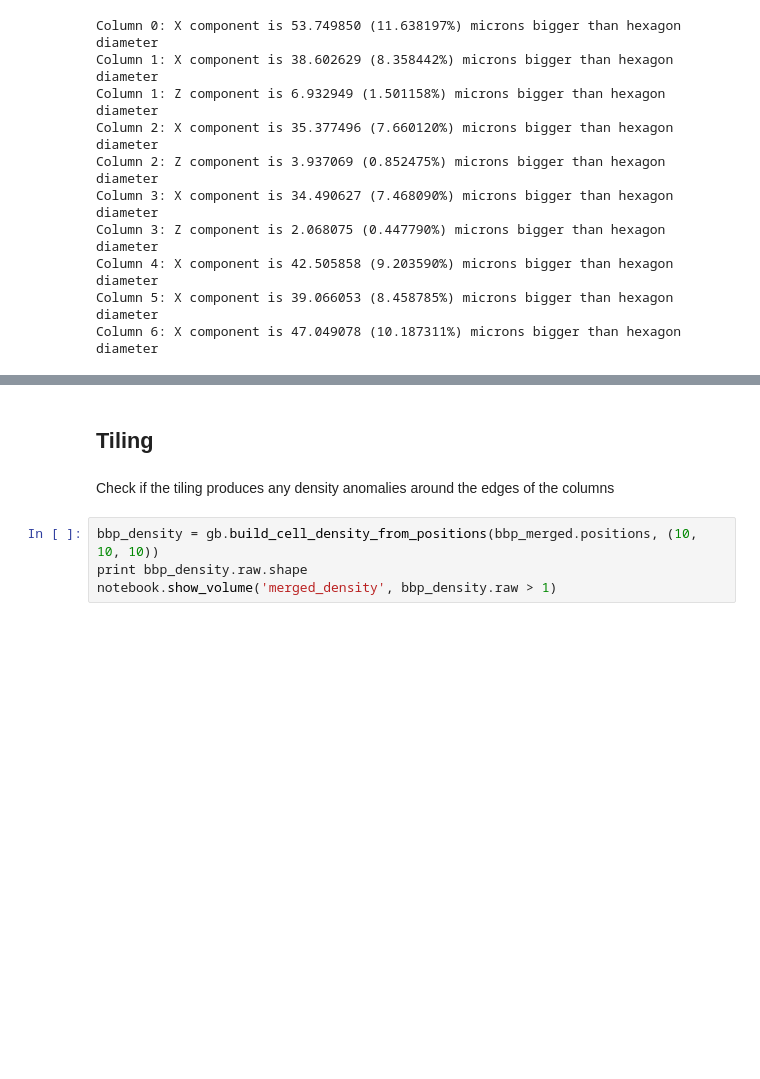
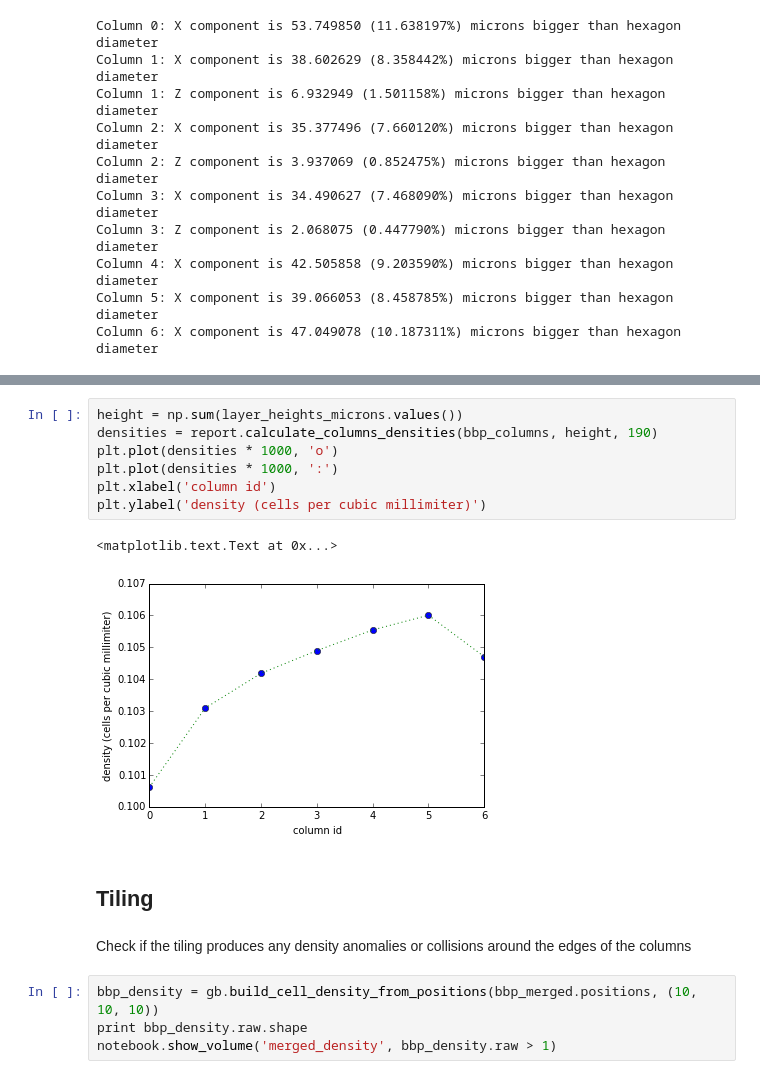
Before and after one commit to BlueBrain/voxcell, a Jupyter notebook: notebooks/MicrocircuitAnalysis.ipynb, the cells around one changed output, grey strips where cells are left out. Saved outputs shown, nothing was run; the diff lists cells and outputs as text; blank space fills up the shorter version.

```diff
--- a/notebooks/MicrocircuitAnalysis.ipynb
+++ b/notebooks/MicrocircuitAnalysis.ipynb
@@ -100,7 +105,17 @@ for c in bbp_columns:
+# %%
+height = np.sum(layer_heights_microns.values())
+densities = report.calculate_columns_densities(bbp_columns, height, 190)
+plt.plot(densities * 1000, 'o')
+plt.plot(densities * 1000, ':')
+plt.xlabel('column id')
+plt.ylabel('density (cells per cubic millimiter)')
+# %% [output]
+<matplotlib.text.Text at 0x...>
+[figure, added]
 # %% [markdown]
 ## Tiling
 # %% [markdown]
-Check if the tiling produces any density anomalies around the edges of the columns
+Check if the tiling produces any density anomalies or collisions around the edges of the columns
 # %%
 bbp_density = gb.build_cell_density_from_positions(bbp_merged.positions, (10, 10, 10))
 print bbp_density.raw.shape
```
Also changed, not shown: parts of 4 cells of this notebook, 1 other file.
